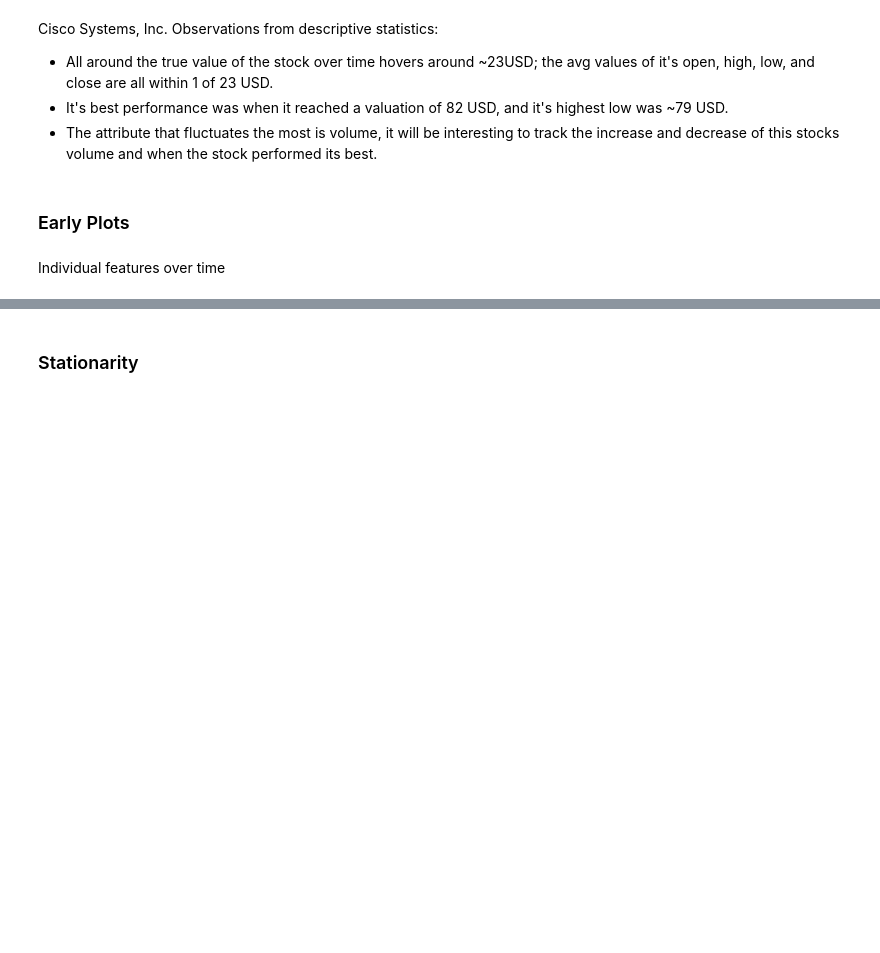
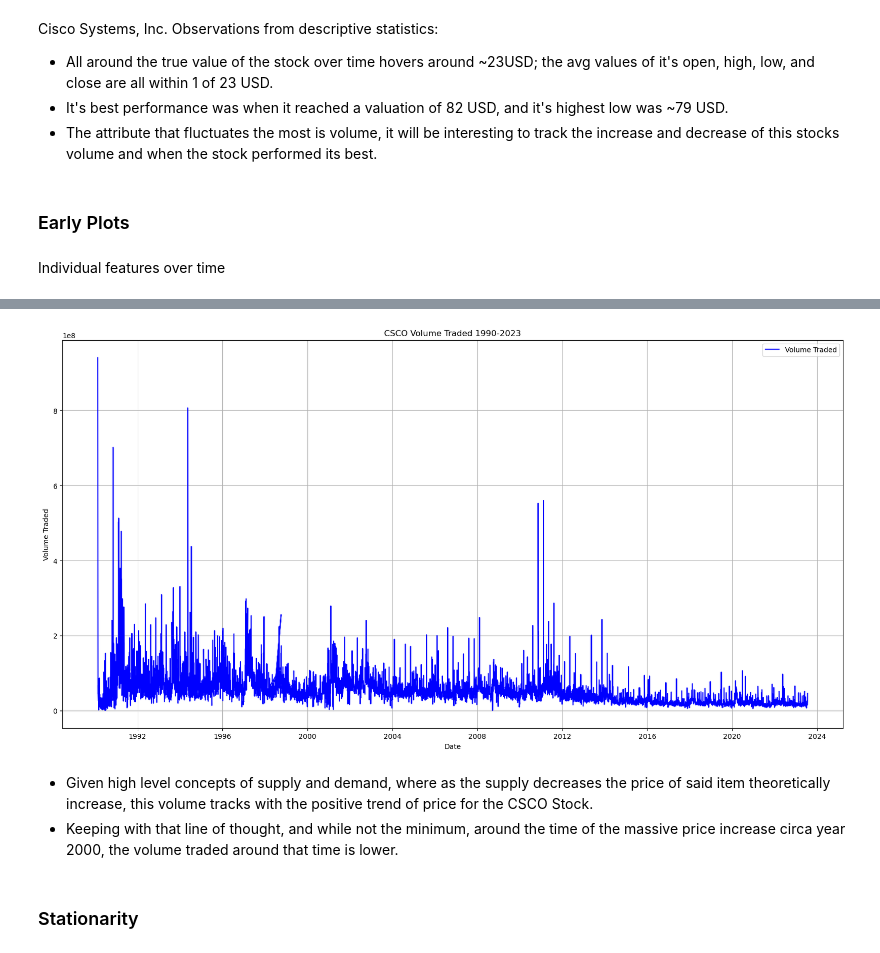
Before and after one commit to chrisJoyceDS/stocks_vs_bonds, a Jupyter notebook: 02_Clean_EDA.ipynb, the cells around one changed output, grey strips where cells are left out. Saved outputs shown, nothing was run; the diff lists cells and outputs as text; code cells hidden in the pictures; blank space fills up the shorter version.

Commit message:
scaled volume plot for visibility

```diff
--- a/02_Clean_EDA.ipynb
+++ b/02_Clean_EDA.ipynb
@@ -203,2 +210,16 @@ feature_timeseries_plots(df_ts)
+# %%
+plt.figure(figsize=(20, 10))
+plt.plot(df_ts.index, df_ts['volume'], color='blue', label='Volume Traded')
+plt.xlabel('Date')
+plt.ylabel('Volume Traded')
+plt.title('CSCO Volume Traded 1990-2023')
+plt.legend()
+plt.grid(True)
+plt.show()
+# %% [output]
+[figure, added]
+# %% [markdown]
+- Given high level concepts of supply and demand, where as the supply decreases the price of said item theoretically increase, this volume tracks with the positive trend of price for the CSCO Stock.
+- Keeping with that line of thought, and while not the minimum, around the time of the massive price increase circa year 2000, the volume traded around that time is lower.
 # %% [markdown]
 ### Stationarity
```
Also changed, not shown: parts of 3 cells of this notebook.
